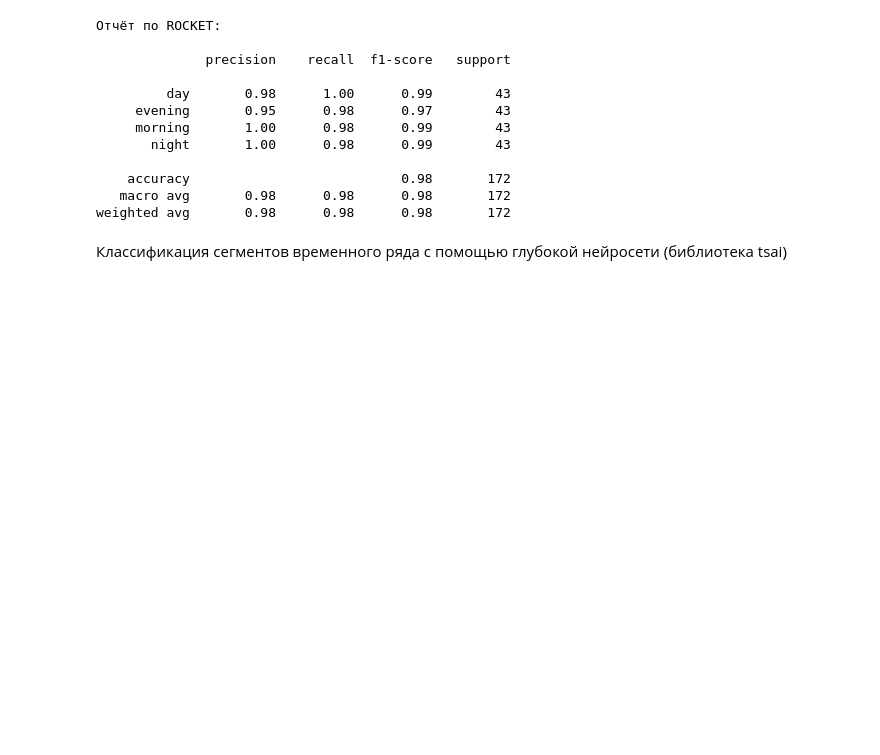
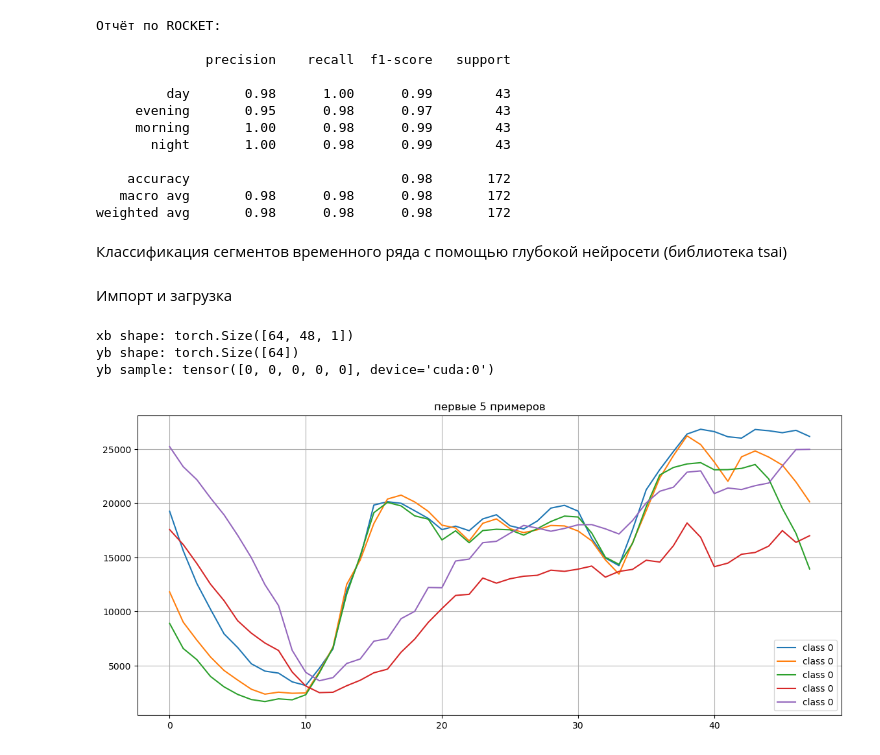
Before and after one commit to countrvl/tl_hw, a Jupyter notebook: tl_hw.ipynb, the cells around one changed output. Drawn from its saved outputs; the diff is of its cells as text; code cells hidden in the pictures; blank space fills up the shorter version.

```diff
--- a/tl_hw.ipynb
+++ b/tl_hw.ipynb
@@ -375,3 +383,74 @@ print(classification_report(y_test, y_pred_rocket))
 weighted avg       0.98      0.98      0.98       172
 # %% [markdown]
 Классификация сегментов временного ряда с помощью глубокой нейросети (библиотека tsai)
+# %% [markdown]
+Импорт и загрузка
+# %%
+# from tsai.all import *
+# from sklearn.preprocessing import LabelEncoder
+# from tsai.data.core import TSDatasets, TSDataLoaders
+
+
+segment_len = 48  # длина сегмента
+X = []
+y = []
+
+for i in range(0, len(df) - segment_len, segment_len):
+    segment = df['value'].iloc[i:i+segment_len].values
+    hour = df.index[i + segment_len // 2].hour  # середина сегмента
+
+    if 0 <= hour < 6:
+        label = 'night'
+    elif 6 <= hour < 12:
+        label = 'morning'
+    elif 12 <= hour < 18:
+        label = 'day'
+    else:
+        label = 'evening'
+
+    X.append(segment)
+    y.append(label)
+
+X = np.array(X).astype(np.float32)
+y = np.array(y)
+
+# Преобразуем строки меток в числа
+le = LabelEncoder()
+y_encoded = le.fit_transform(y)
+
+# Переводим в формат tsai
+X_torch = X[:, :, np.newaxis]  # [n_samples, time_steps, 1]
+X_train_t, X_valid_t, y_train_t, y_valid_t = train_test_split(
+    X_torch, y_encoded, test_size=0.2, random_state=42, stratify=y_encoded
+)
+
+# Добавим трансформацию стандартизации (по каналам)
+tfms = [None, TSStandardize()]
+
+# Создаём обучающую и валидационную выборки как TSDatasets
+train_ds = TSDatasets(X_train_t, y_train_t, tfms=tfms)
+valid_ds = TSDatasets(X_valid_t, y_valid_t, tfms=tfms)
+
+# Загружаем в TSDataLoaders
+dls = TSDataLoaders.from_dsets(train_ds, valid_ds, bs=64)
+
+xb, yb = dls.one_batch()
+print(f"xb shape: {xb.shape}")
+print(f"yb shape: {yb.shape}")
+print(f"yb sample: {yb[:5]}")
+
+# Рисуем первые 5 примеров
+plt.figure(figsize=(14, 6))
+for i in range(5):
+    plt.plot(xb[i, :, 0].cpu().numpy(), label=f"class {yb[i].item()}")
+plt.title("первые 5 примеров")
+plt.legend()
+plt.grid(True)
+plt.show()
+
+#dls.show_batch()
+# %% [output]
+xb shape: torch.Size([64, 48, 1])
+yb shape: torch.Size([64])
+yb sample: tensor([0, 0, 0, 0, 0], device='cuda:0')
+[figure, added]
```
Also changed, not shown: parts of 12 cells of this notebook, 1 other file.
